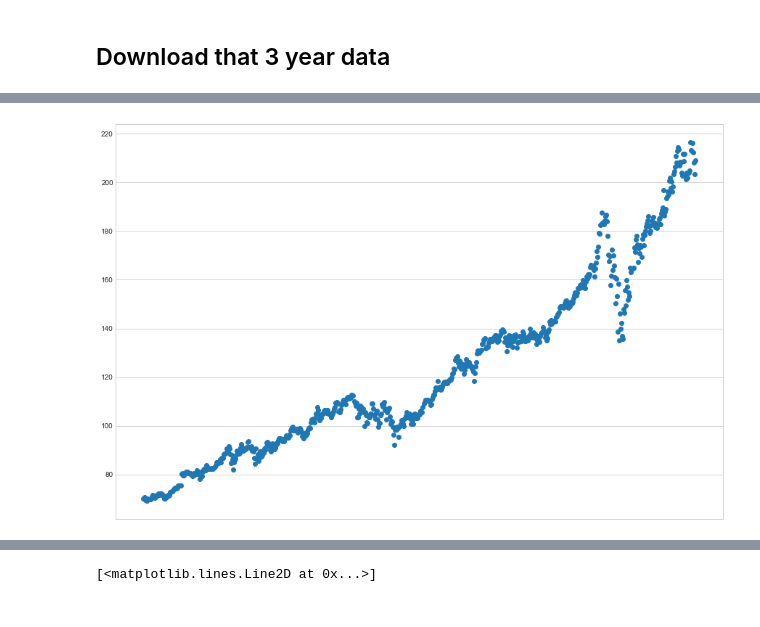
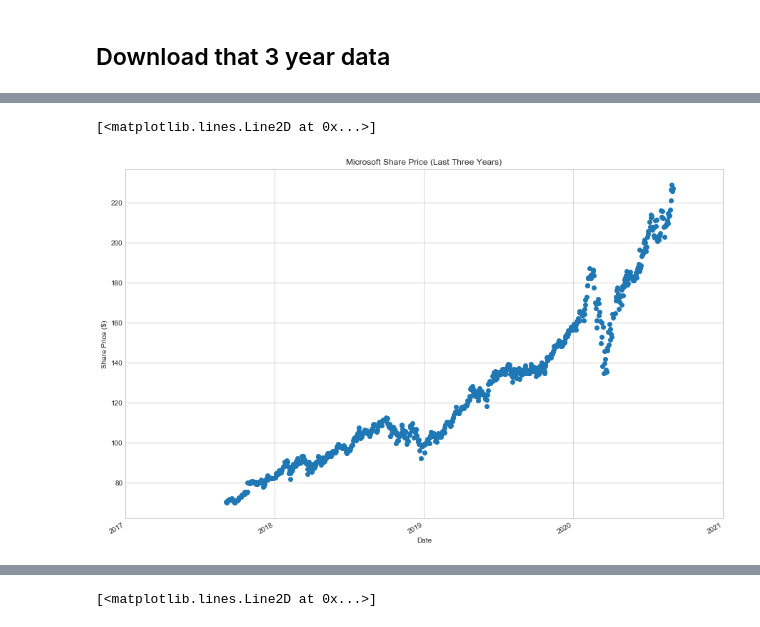
Before and after one commit to doofusdavid/res500-PortfolioProject, a Jupyter notebook: PortfolioProject.ipynb, the cells around one changed output, grey strips where cells are left out. Drawn from its saved outputs; the diff is of its cells as text; code cells hidden in the pictures.

```diff
--- a/PortfolioProject.ipynb
+++ b/PortfolioProject.ipynb
@@ -70,10 +75,30 @@ Name: Date, dtype: object
-# %%
-fig, ax = plt.subplots()
-rule = rrulewrapper(YEARLY, interval=1)
-loc = RRuleLocator(rule)
-formatter = DateFormatter('%m/%d/%y')
-plt.plot_date(df["Date"], df["Adj Close"])
-ax.xaxis.set_major_locator(loc)
-ax.xaxis.set_major_formatter(formatter)
-# %% [output]
-[figure, removed]
+# %%
+years = mdates.YearLocator()
+months = mdates.MonthLocator()
+years_fmt = mdates.DateFormatter('%Y')
+
+fig, ax = plt.subplots()
+#ax.plot("Date","Adj Close", data=df)
+
+ax.xaxis.set_major_locator(years)
+ax.xaxis.set_major_formatter(years_fmt)
+ax.xaxis.set_minor_locator(months)
+
+# round to nearest years.
+datemin = np.datetime64(df['Date'].iloc[0], 'Y')
+datemax = np.datetime64(df['Date'].iloc[-1], 'Y') + np.timedelta64(1, 'Y')
+ax.set_xlim(datemin, datemax)
+
+# format the coords message box
+ax.format_xdata = mdates.DateFormatter('%Y-%m-%d')
+ax.format_ydata = lambda x: '$%1.2f' % x  # format the price.
+ax.grid(True)
+fig.autofmt_xdate()
+ax.set_xlabel("Date")
+ax.set_ylabel("Share Price ($)")
+ax.set_title("Microsoft Share Price (Last Three Years)")
+#plt.show()
+plt.plot_date(df["Date"], df["Adj Close"])
+# %% [output]
+[<matplotlib.lines.Line2D at 0x...>]
+[figure, added]
```
Also changed, not shown: parts of 11 cells of this notebook, 1 other file.
